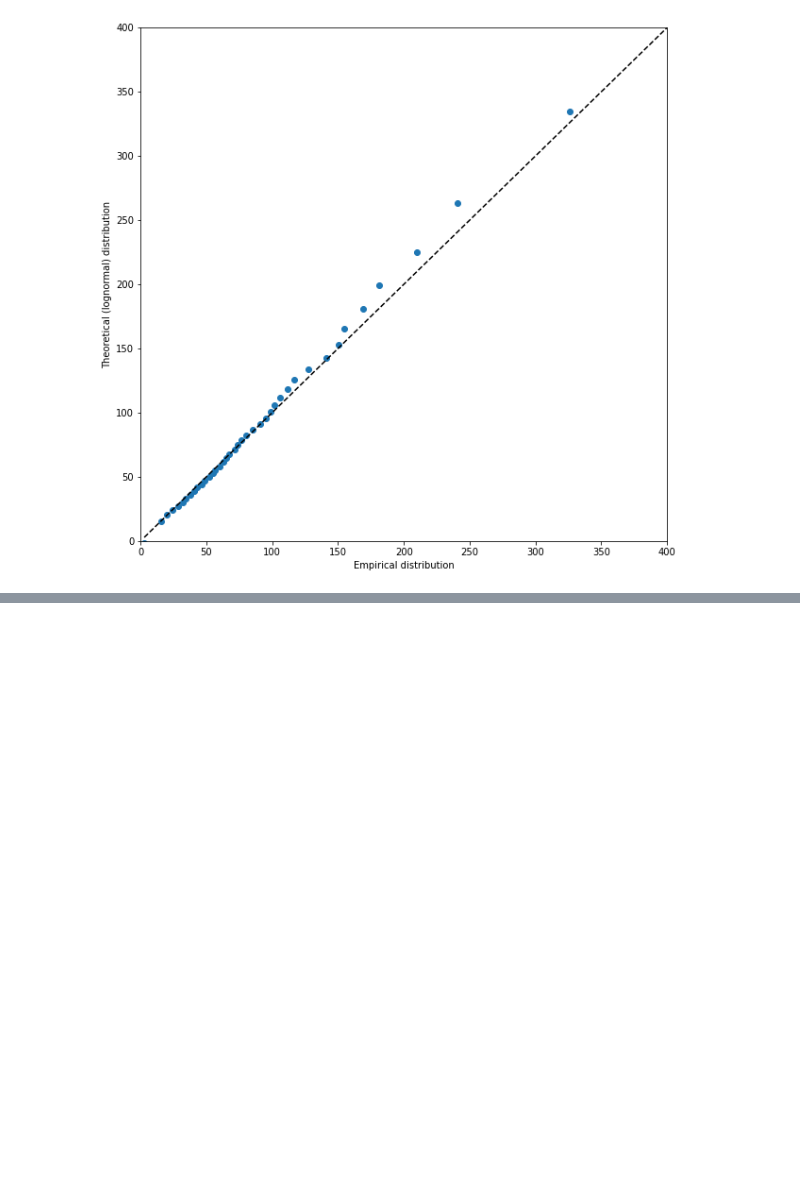
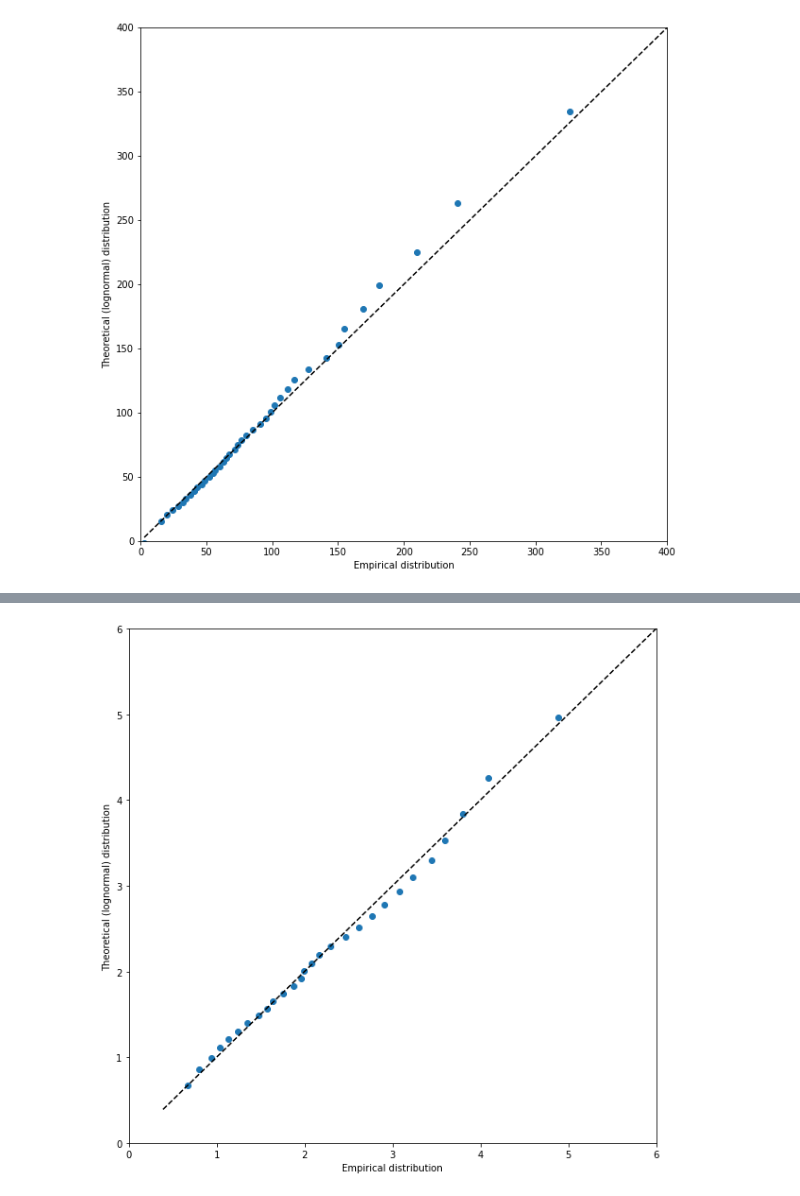
Before and after one commit to morkovka1337/multidimensional_data_processing, a Jupyter notebook: task1.ipynb, the cells around one changed output, grey strips where cells are left out. Cells and saved outputs as stored; diff of their text form; code cells hidden in the pictures; blank space fills up the shorter version.

```diff
--- a/task1.ipynb
+++ b/task1.ipynb
@@ -114,0 +226,19 @@ plt.show()
+# %%
+
+# Calculation of quantiles
+percs = np.linspace(0, 100, nbins)
+qn_first = np.percentile(div_yield, percs)
+qn_gamma = scipy.stats.lognorm.ppf(percs / 100.0, *params_logn)
+
+# Building a quantile biplot
+plt.figure(figsize=(10, 10))
+plt.plot(qn_first, qn_gamma, ls="", marker="o", markersize=6)
+plt.plot(x, x, color="k", ls="--")
+plt.xlim(0, 6)
+plt.ylim(0, 6)
+plt.xlabel(f'Empirical distribution')
+plt.ylabel('Theoretical (lognormal) distribution')
+
+plt.show()
+# %% [output]
+[figure, added]
```
Also changed, not shown: parts of 11 cells of this notebook.
